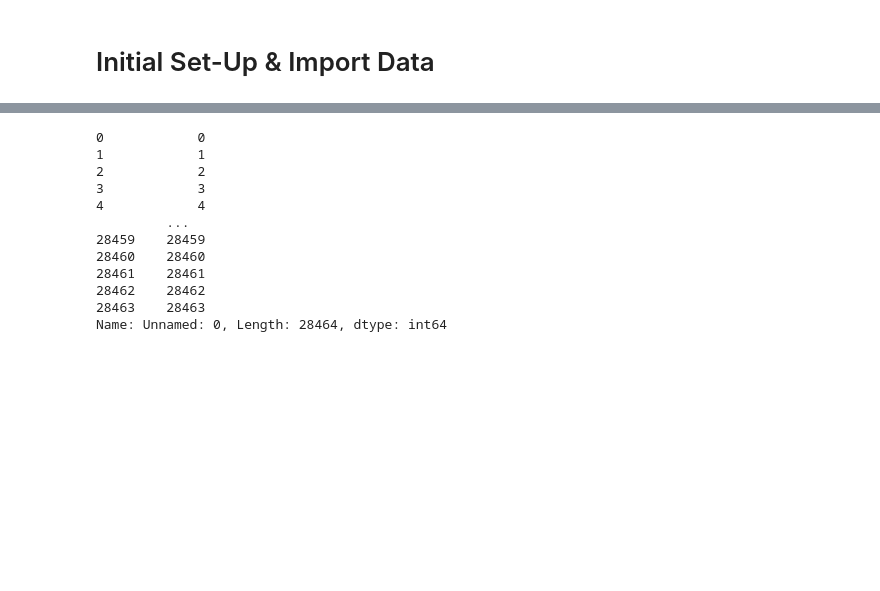
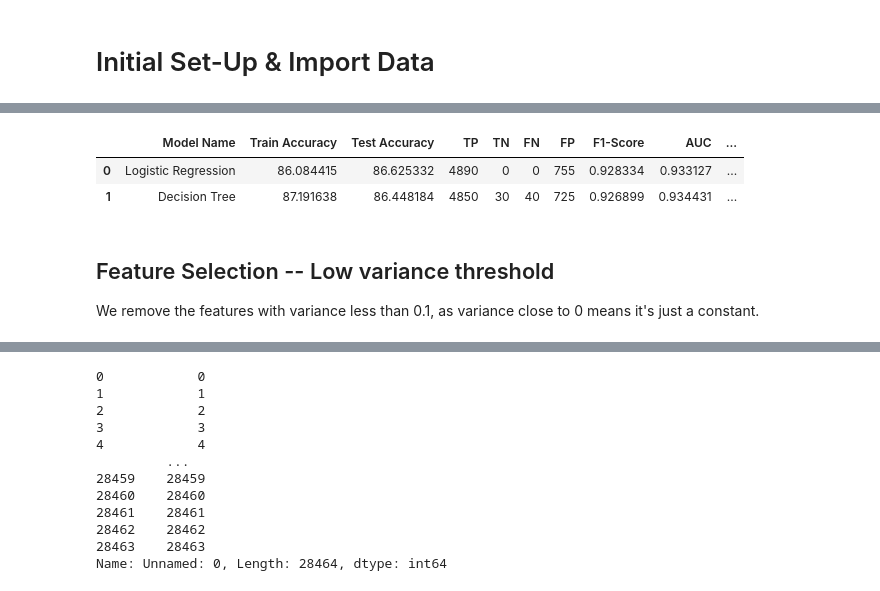
Before and after one commit to Tahir001/Fraudit, a Jupyter notebook: Scripts/Feature Selection.ipynb, the cells around one changed output, grey strips where cells are left out. Saved outputs shown, nothing was run; the diff lists cells and outputs as text; code cells hidden in the pictures; blank space fills up the shorter version.

```diff
--- a/Scripts/Feature Selection.ipynb
+++ b/Scripts/Feature Selection.ipynb
@@ -114,0 +115,70 @@ df1.shape
+# %%
+#Initialize empty lists for results
+from sklearn.metrics import log_loss
+model_name, train_acc, test_acc, logLoss = [], [], [], []
+TN_lst, FN_lst, TP_lst, FP_lst, F1_SCORE, AUC, G_Mean = [], [], [], [], [], [], []
+
+def run_base_models(data, cols_to_drop):
+
+    # Set seed for reproducability by setting random_state to 2022.
+
+    # Get rid of the row column, and the Final IG label.
+    all_features = data.drop(axis=1, labels =cols_to_drop)
+    all_targets = all_features.pop("B_PLUS_FLAG")
+    train_features, test_features, train_targets, test_targets = train_test_split(all_features, all_targets, test_size=0.2, random_state=2022)
+
+    # Initialize all models in a list
+    models = [LogisticRegression(),
+              DecisionTreeClassifier(max_depth=8),
+             ]
+    # Define all the model names
+    model_names = ["Logistic Regression",
+                   "Decision Tree",
+                  ]
+    # Print the data size
+    print("Training Data size: {}".format(train_features.shape))
+    print("Total Number of class labels in Test Set:\n", test_targets.value_counts())
+
+    # Loop over models instead of having separate cell per model
+    for name, model in zip(model_names, models):
+        # Training and model accuracy
+        model.random_state = 0
+        print("Training Model :  {}".format(name))
+        model.fit(train_features, train_targets)
+        print("Done Training {}".format(name))
+        test_score = model.score(test_features, test_targets) * 100
+        train_score = model.score(train_features, train_targets) * 100
+
+        # Predict Y values and see the TP, FP, et c(Using confusion matrix)
+        y_pred = model.predict(test_features) # removed the predict.probabilities
+        precision, recall, thresholds = metrics.precision_recall_curve(test_targets, y_pred)
+        pr_auc = metrics.auc(recall, precision)
+        f1score = f1_score(test_targets, y_pred)
+        CM = confusion_matrix(test_targets, y_pred)
+        TN, FN, TP, FP = CM[0][0], CM[1][0],  CM[1][1], CM[0][1]
+        Sensitivity, Specifity = (TP / (TP + FP)) , (TN / (FP + TN))
+        Gmean = np.sqrt(Sensitivity * Specifity)
+        logloss = log_loss(test_targets, y_pred)
+
+        # Store results
+        model_name.append(name)
+        train_acc.append(train_score)
+        test_acc.append(test_score)
+        TN_lst.append(TN)
+        FN_lst.append(FN)
+        TP_lst.append(TP)
+        FP_lst.append(FP)
+        F1_SCORE.append(f1score)
+        AUC.append(pr_auc)
+        G_Mean.append(Gmean)
+        logLoss.append(logloss)
+
+    return None
+
+drop_cols = ["ROW", "Final_IG", "Date"]
+run_base_models(df1, drop_cols)
+
+results_dict = {"Model Name": model_name, "Train Accuracy": train_acc, "Test Accuracy": test_acc, "TP": TP_lst, "TN": TN_lst, "FN": FN_lst, "FP": FP_lst, "F1-Score": F1_SCORE, "AUC":AUC, "G-Mean": G_Mean, "Log-Loss": logLoss}
+results_df = pd.DataFrame.from_dict(results_dict)
+results_df
+# %% [output]
@@ -114,0 +194,7 @@ df1.shape
+|  | Model Name | Train Accuracy | Test Accuracy | TP | TN | FN | FP | F1-Score | AUC | ... |
+| 0 | Logistic Regression | 86.084415 | 86.625332 | 4890 | 0 | 0 | 755 | 0.928334 | 0.933127 | ... |
+| 1 | Decision Tree | 87.191638 | 86.448184 | 4850 | 30 | 40 | 725 | 0.926899 | 0.934431 | ... |
+# %% [markdown]
+## Feature Selection -- Low variance threshold
+
+We remove the features with variance less than 0.1, as variance close to 0 means it's just a constant.
```
Also changed, not shown: parts of 26 cells of this notebook, 1 other file.
